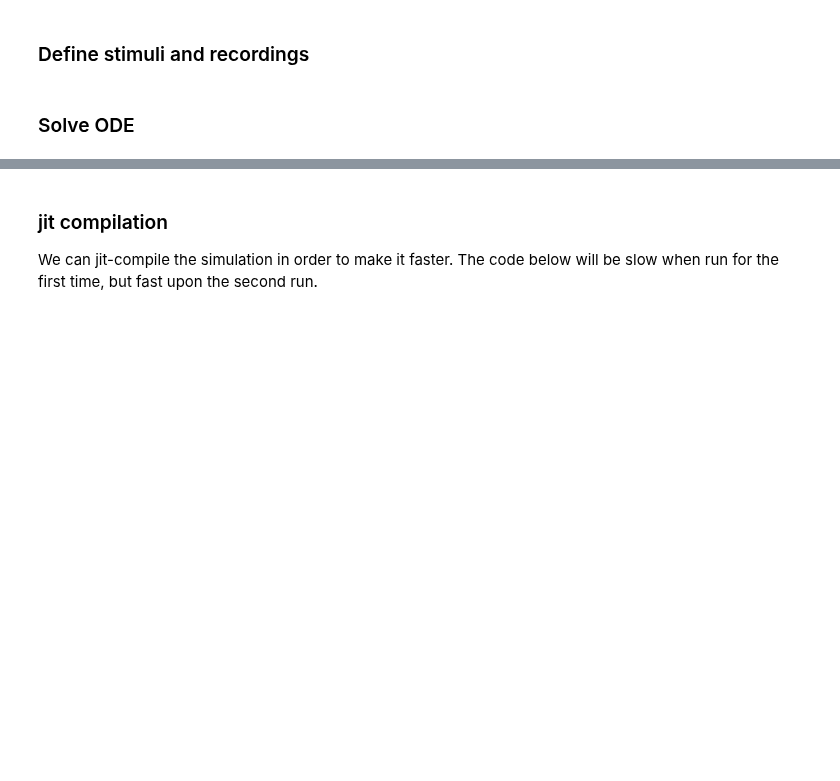
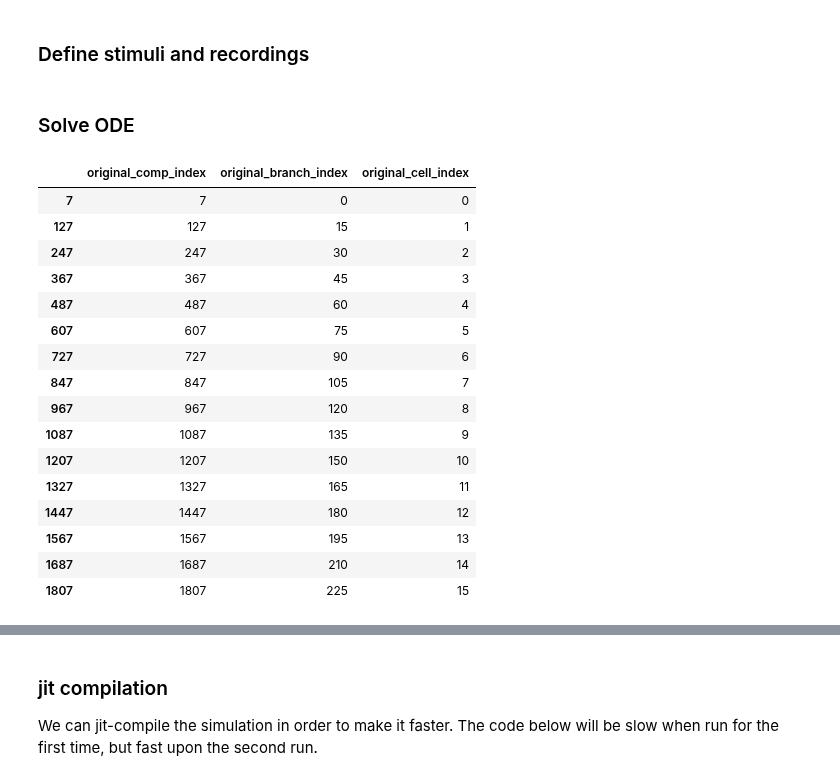
Before and after one commit to jaxleyverse/jaxley, a Jupyter notebook: tutorials/01_small_network.ipynb, the cells around one changed output, grey strips where cells are left out. Drawn from its saved outputs; the diff is of its cells as text; code cells hidden in the pictures; blank space fills up the shorter version.

```diff
--- a/tutorials/01_small_network.ipynb
+++ b/tutorials/01_small_network.ipynb
@@ -99,6 +99,26 @@ stims = [
 ]
 # %% [markdown]
 ### Solve ODE
+# %%
+network.recordings
+# %% [output]
+|  | original_comp_index | original_branch_index | original_cell_index |
+| 7 | 7 | 0 | 0 |
+| 127 | 127 | 15 | 1 |
+| 247 | 247 | 30 | 2 |
+| 367 | 367 | 45 | 3 |
+| 487 | 487 | 60 | 4 |
+| 607 | 607 | 75 | 5 |
+| 727 | 727 | 90 | 6 |
+| 847 | 847 | 105 | 7 |
+| 967 | 967 | 120 | 8 |
+| 1087 | 1087 | 135 | 9 |
+| 1207 | 1207 | 150 | 10 |
+| 1327 | 1327 | 165 | 11 |
+| 1447 | 1447 | 180 | 12 |
+| 1567 | 1567 | 195 | 13 |
+| 1687 | 1687 | 210 | 14 |
+| 1807 | 1807 | 225 | 15 |
 # %%
 %%time
 s = nx.integrate(network, stimuli=stims, delta_t=dt)
```
Also changed, not shown: parts of 1 cell of this notebook, 4 other files.
